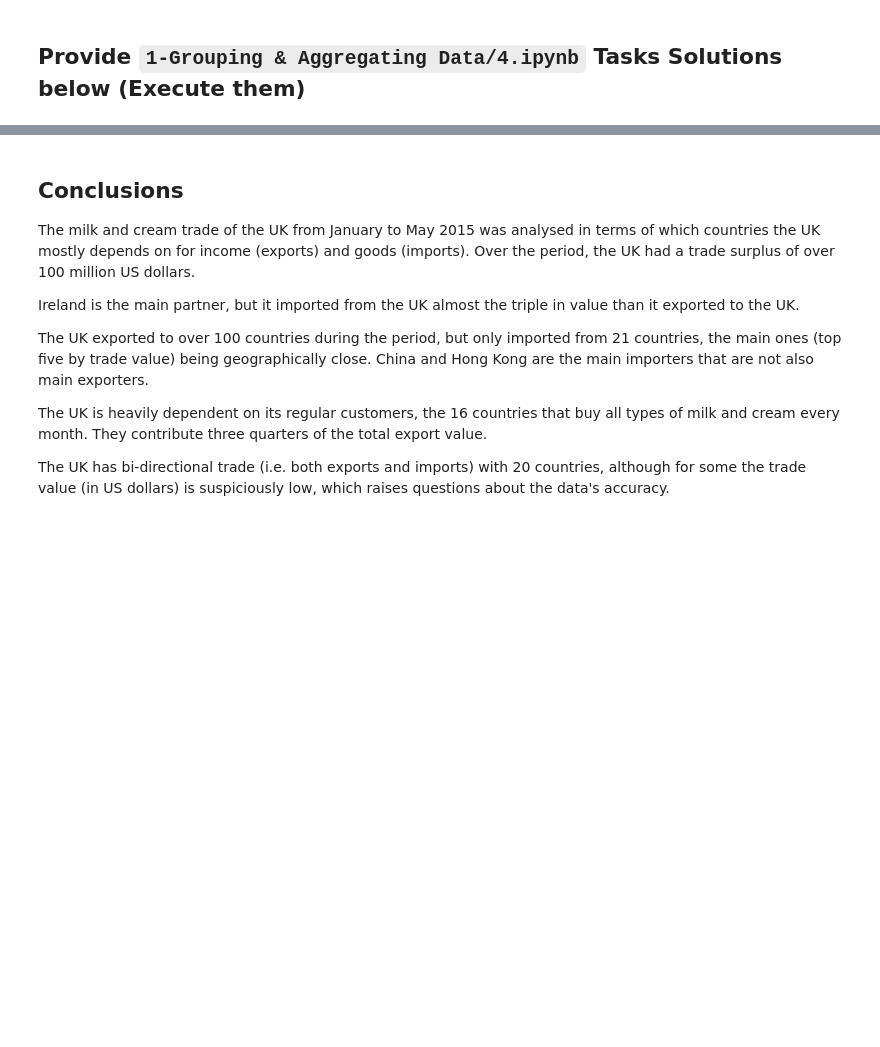
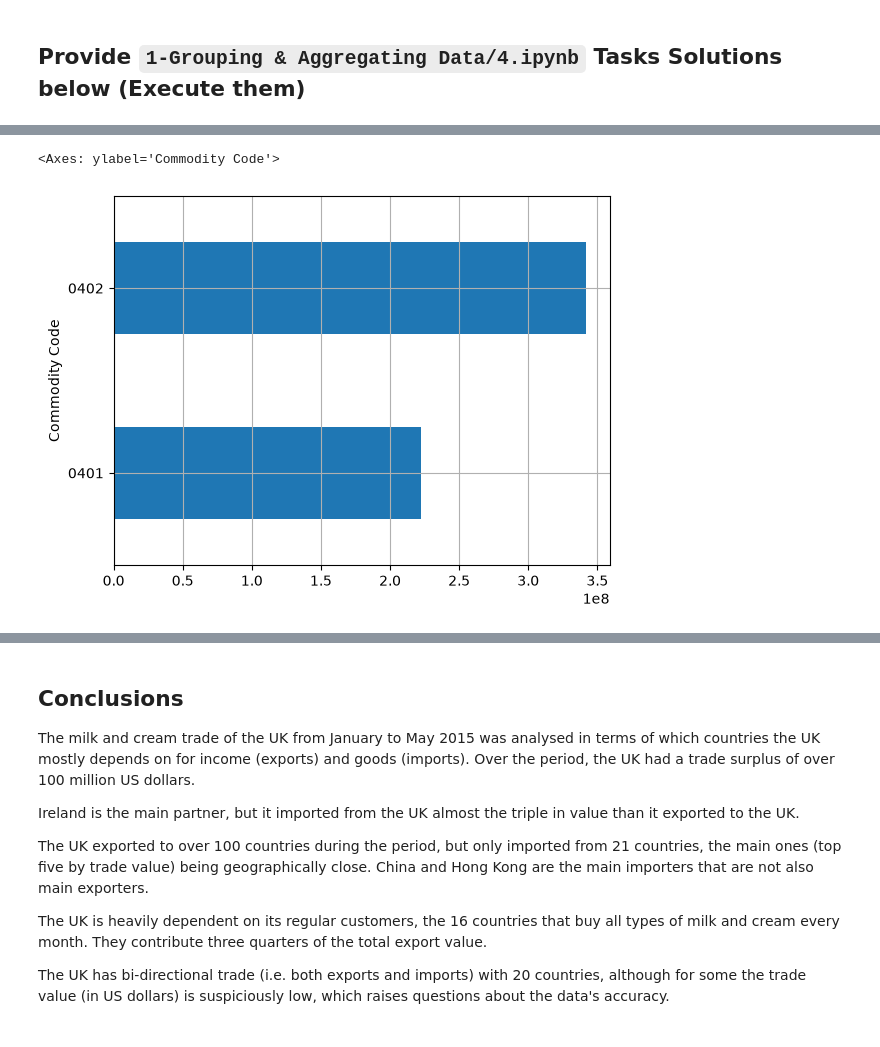
Before and after one commit to tinkerwkoko/Dataraflow-projects, a Jupyter notebook: Week-6/Week-8 Take Home.ipynb, the cells around one changed output, grey strips where cells are left out. Cells and saved outputs as stored; diff of their text form; code cells hidden in the pictures; blank space fills up the shorter version.

```diff
--- a/Week-6/Week-8 Take Home.ipynb
+++ b/Week-6/Week-8 Take Home.ipynb
@@ -332,0 +788,3 @@ summary.to_csv("milk_trade_summary.csv", index=False)
+# %%
+milk_world = milk[milk['Partner'] == 'World']
+milk_countries = milk[milk['Partner'] != 'World']
@@ -332,0 +800,4 @@ summary.to_csv("milk_trade_summary.csv", index=False)
+# %%
+milk_imports = milk[milk['Trade Flow'] == 'Imports']
+milk_countries_imports = milk_countries[milk_countries['Trade Flow'] == 'Imports']
+milk_world_imports=milk_world[milk_world['Trade Flow'] == 'Imports']
@@ -333,2 +985,11 @@ summary.to_csv("milk_trade_summary.csv", index=False)
 # %% [markdown]
 ## Provide `1-Grouping & Aggregating Data/3.ipynb` Tasks Solutions below (Execute them)
+# %%
+import warnings
+warnings.simplefilter('ignore', FutureWarning)
+
+import matplotlib
+matplotlib.rcParams['axes.grid'] = True # show gridlines by default
+%matplotlib inline
+
+import pandas as pd
@@ -336,0 +1305,3 @@ summary.to_csv("milk_trade_summary.csv", index=False)
+# %%
+milk_imports_grouped=milk_countries_imports.groupby('Commodity Code')
+milk_imports_grouped['Trade Value (US$)'].aggregate(sum)
@@ -336,0 +1324,5 @@ summary.to_csv("milk_trade_summary.csv", index=False)
+# %%
+milk_imports_grouped['Trade Value (US$)'].aggregate(sum).plot(kind='barh')
+# %% [output]
+<Axes: ylabel='Commodity Code'>
+[figure, added]
```
Also changed, not shown: parts of 134 cells of this notebook, 5 other files.
